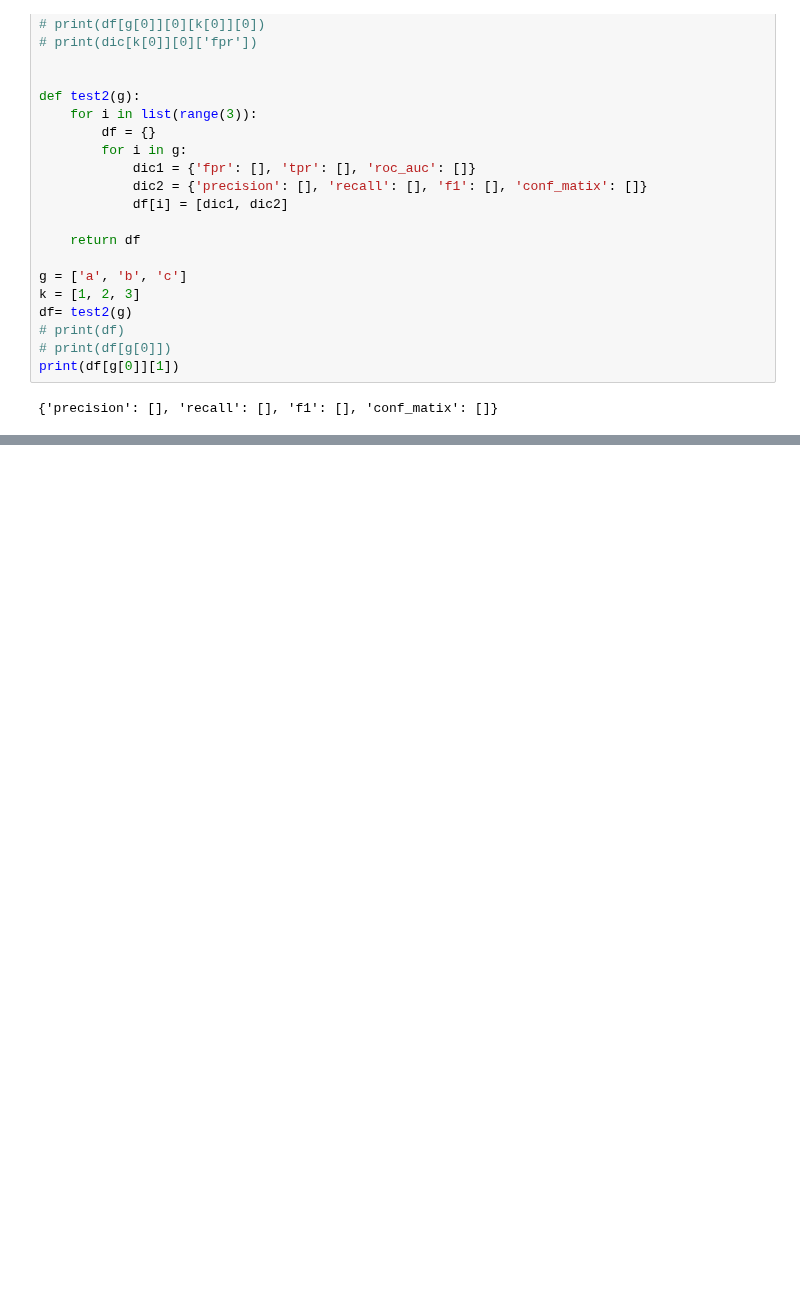
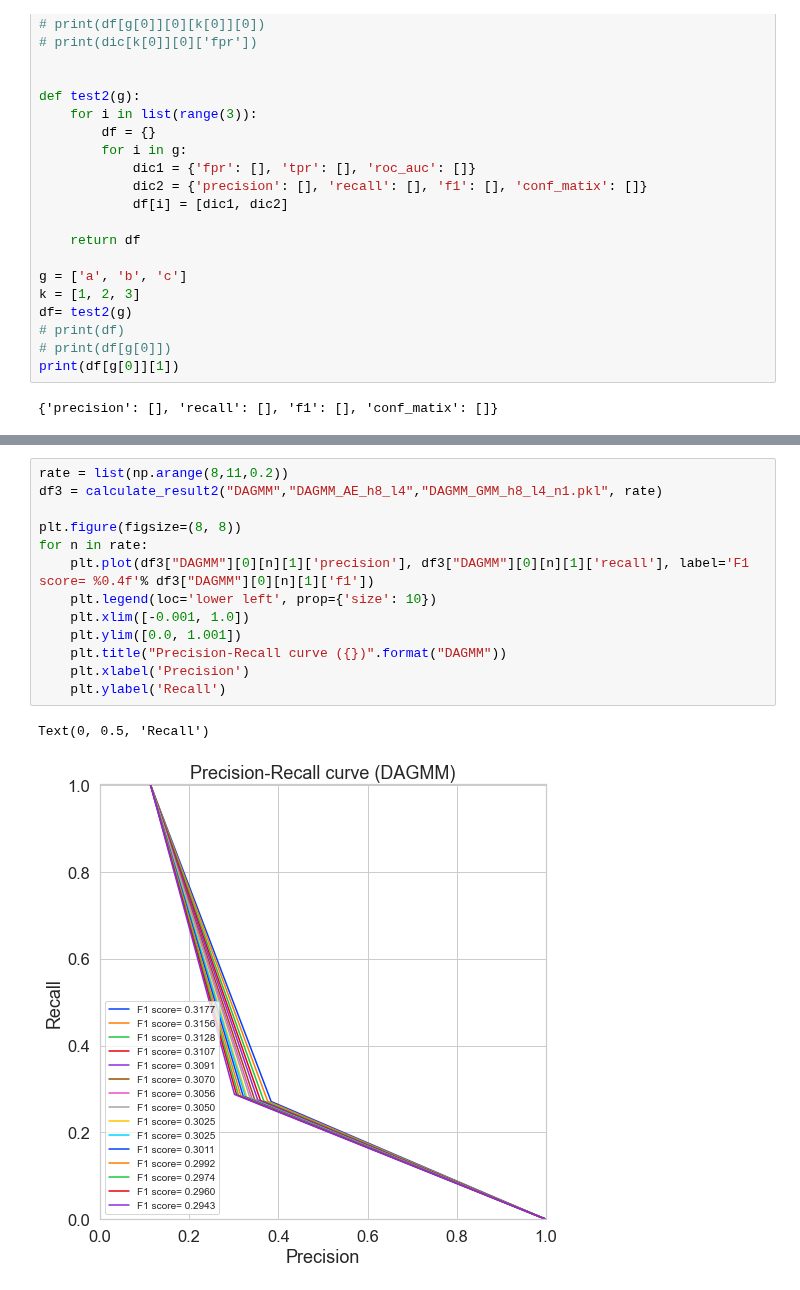
Before and after one commit to 98uranus/Autoencoder, a Jupyter notebook: Garbage.ipynb, the cells around one changed output, grey strips where cells are left out. Saved outputs shown, nothing was run; the diff lists cells and outputs as text; blank space fills up the shorter version.

```diff
--- a/Garbage.ipynb
+++ b/Garbage.ipynb
@@ -166,0 +354,16 @@ Name: RPM1, Length: 17748, dtype: float64
+# %%
+rate = list(np.arange(8,11,0.2))
+df3 = calculate_result2("DAGMM","DAGMM_AE_h8_l4","DAGMM_GMM_h8_l4_n1.pkl", rate)
+
+plt.figure(figsize=(8, 8))
+for n in rate:
+    plt.plot(df3["DAGMM"][0][n][1]['precision'], df3["DAGMM"][0][n][1]['recall'], label='F1 score= %0.4f'% df3["DAGMM"][0][n][1]['f1'])
+    plt.legend(loc='lower left', prop={'size': 10})
+    plt.xlim([-0.001, 1.0])
+    plt.ylim([0.0, 1.001])
+    plt.title("Precision-Recall curve ({})".format("DAGMM"))
+    plt.xlabel('Precision')
+    plt.ylabel('Recall')
+# %% [output]
+Text(0, 0.5, 'Recall')
+[figure, added]
```
Also changed, not shown: parts of 10 cells of this notebook, 14 other files.
